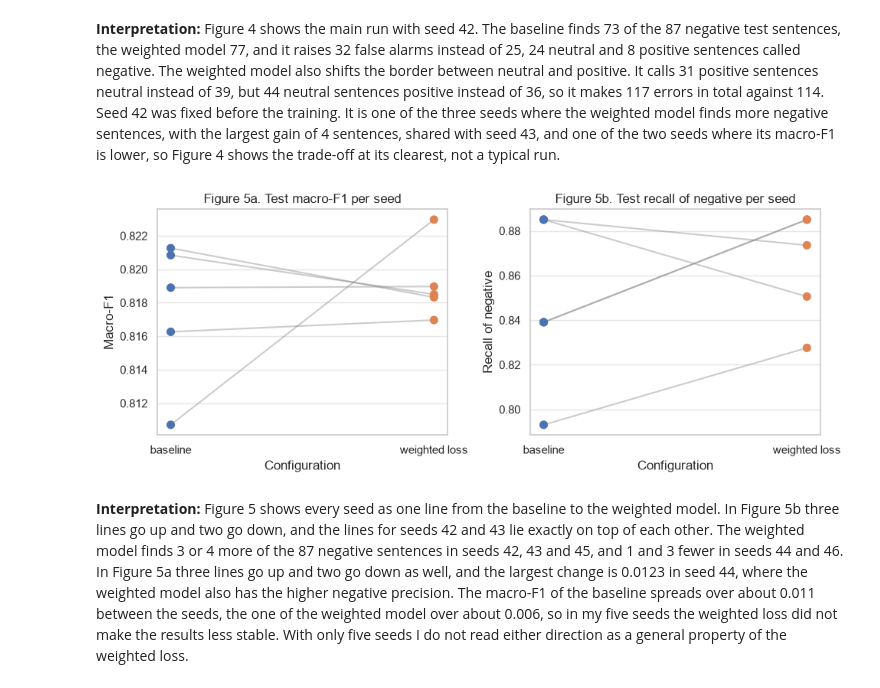
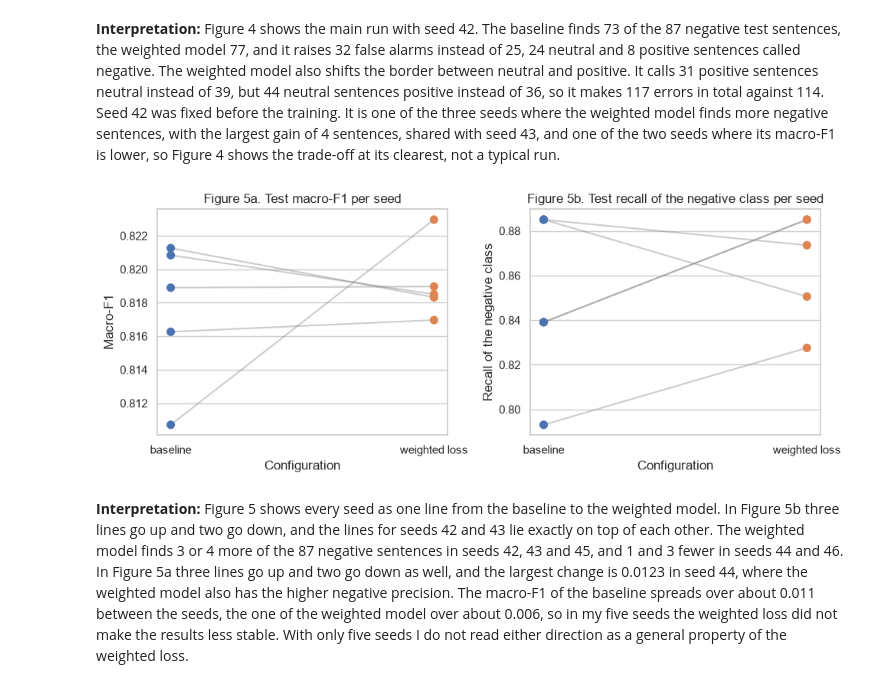
Before and after one commit to mauroreverberi/deep_learning_systems, a Jupyter notebook: deep_learning.ipynb, the cells around one changed output. Saved outputs shown, nothing was run; the diff lists cells and outputs as text; code cells hidden in the pictures.

```diff
--- a/deep_learning.ipynb
+++ b/deep_learning.ipynb
@@ -646,3 +653,18 @@ Seeds where the weighted loss has the higher macro-F1: 3 of 5
 | 44 | 0.0069 | 0.0123 | 0.0363 | -0.0115 | 0.0178 |
 | 45 | -0.0055 | 0.0001 | -0.0244 | 0.0345 | 0.0029 |
 | 46 | -0.0014 | 0.0007 | 0.0218 | -0.0345 | -0.0021 |
+# %%
+# the same comparison in sentences, negative sentences found and false alarms per seed
+is_negative = (y_test == 0).to_numpy()
+rows = []
+for (name, seed), probabilities in test_probabilities.items():
+    flagged = probabilities.argmax(axis=1) == 0
+    rows.append({"model": name, "seed": seed, "found": (flagged & is_negative).sum(),
+                 "false_alarms": (flagged & ~is_negative).sum()})
+counts = pd.DataFrame(rows).pivot(index="seed", columns="model")
+change = counts.xs("weighted loss", axis=1, level=1) - counts.xs("baseline", axis=1, level=1)
+print(f"Weighted loss minus baseline, mean per seed: {change['found'].mean():+.1f} negatives found, "
+      f"{change['false_alarms'].mean():+.1f} false alarms")
+print(f"Seeds where the weighted loss raises more false alarms: {(change['false_alarms'] > 0).sum()} "
+      f"of {len(change)}")
+counts
@@ -653,11 +686,15 @@ for column in ["macro_f1", "negative_recall"]:
     print(f"Paired t-test {column}: mean difference {difference[column].mean():.4f}, "
           f"t = {result.statistic:.2f}, p = {result.pvalue:.3f}")
 
-# sign test, it only counts the seeds with a higher value, so it needs no normal distribution
+# sign test, it only counts in how many seeds the weighted loss wins, so it needs no normal distribution
+# a tie counts half for each side, with an odd number of ties one of them is left out
 for column in ["macro_f1", "negative_recall"]:
     higher = int((difference[column] > 0).sum())
-    result = stats.binomtest(higher, len(difference), 0.5)
-    print(f"Sign test {column}: higher in {higher} of {len(difference)} seeds, p = {result.pvalue:.4f}")
+    lower = int((difference[column] < 0).sum())
+    ties = len(difference) - higher - lower
+    result = stats.binomtest(higher + ties // 2, len(difference) - ties % 2, 0.5)
+    print(f"Sign test {column}: higher in {higher}, lower in {lower}, tied in {ties} seeds, "
+          f"p = {result.pvalue:.4f}")
 # %% [output]
 Paired t-test macro_f1: mean difference 0.0016, t = 0.56, p = 0.605
 Paired t-test negative_recall: mean difference 0.0161, t = 0.98, p = 0.385
@@ -686,20 +723,20 @@ plt.show()
 # %%
 fig, axes = plt.subplots(1, 2, figsize=(10, 4))
 panels = [("a", "macro_f1", "macro-F1", "Macro-F1"),
-          ("b", "negative_recall", "recall of negative", "Recall of negative")]
+          ("b", "negative_recall", "recall of the negative class", "Recall of the negative class")]
 for ax, (letter, column, title, label) in zip(axes, panels):
     sns.stripplot(data=per_seed, x="model", y=column, hue="model", palette=colors, size=8,
                   jitter=False, ax=ax, legend=False)
     for seed, group in per_seed.groupby("seed"):
         ax.plot([0, 1], group.set_index("model").loc[["baseline", "weighted loss"], column],
                 color="grey", alpha=0.4)
     ax.set_title(f"Figure 5{letter}. Test {title} per seed")
     ax.set_xlabel("Configuration")
     ax.set_ylabel(label)
 plt.tight_layout()
 plt.show()
 # %% [output]
-[figure, old version]
+[figure, new version]
 # %% [markdown]
 **Interpretation:** Figure 5 shows every seed as one line from the baseline to the weighted model. In Figure 5b three lines go up and two go down, and the lines for seeds 42 and 43 lie exactly on top of each other. The weighted model finds 3 or 4 more of the 87 negative sentences in seeds 42, 43 and 45, and 1 and 3 fewer in seeds 44 and 46. In Figure 5a three lines go up and two go down as well, and the largest change is 0.0123 in seed 44, where the weighted model also has the higher negative precision. The macro-F1 of the baseline spreads over about 0.011 between the seeds, the one of the weighted model over about 0.006, so in my five seeds the weighted loss did not make the results less stable. With only five seeds I do not read either direction as a general property of the weighted loss.
 # %% [markdown]
```
Also changed, not shown: parts of 15 cells of this notebook, 1 other file.
